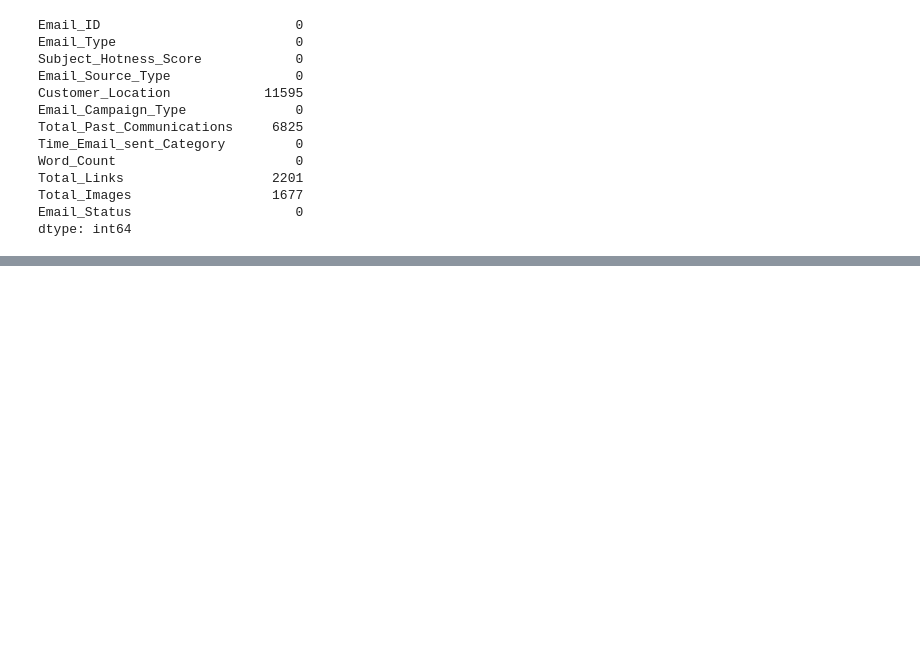
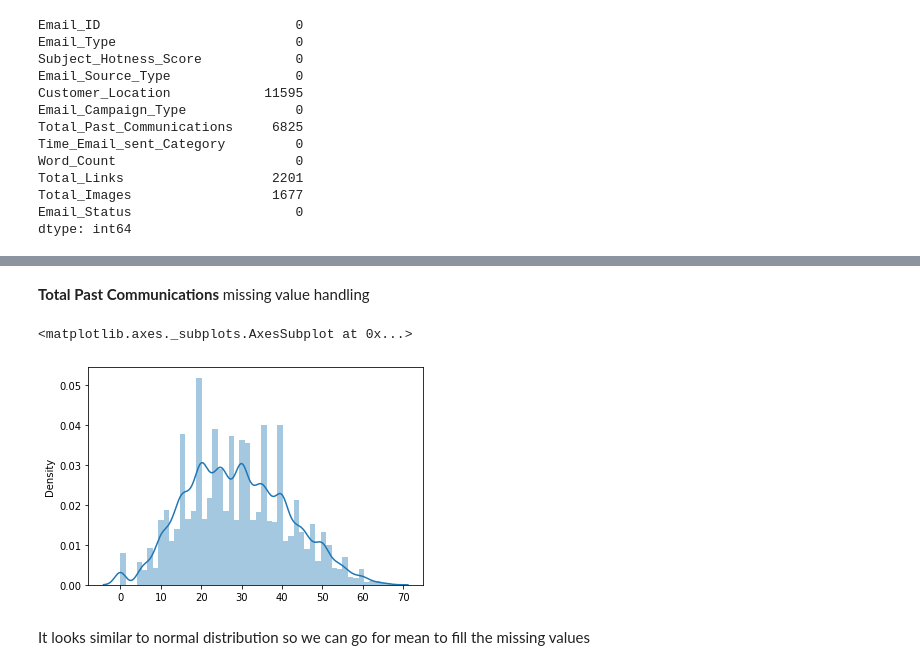
Before and after one commit to vak1997/Email_Campaign_Effectiveness, a Jupyter notebook: Email_Campaign_Effectiveness_Capstone_Project3.ipynb, the cells around one changed output, grey strips where cells are left out. Cells and saved outputs as stored; diff of their text form; code cells hidden in the pictures; blank space fills up the shorter version.

Commit message:
Data Cleaning Completed and EDA started

```diff
--- a/Email_Campaign_Effectiveness_Capstone_Project3.ipynb
+++ b/Email_Campaign_Effectiveness_Capstone_Project3.ipynb
@@ -130,0 +144,10 @@ dtype: int64
+# %% [markdown]
+**Total Past Communications** missing value handling
+# %%
+#let's see the distribution of Total Past Communications to get what majority of the data tends to so that we can fill it accordingly
+sns.distplot(x=df['Total_Past_Communications'], hist = True)
+# %% [output]
+<matplotlib.axes._subplots.AxesSubplot at 0x...>
+[figure, added]
+# %% [markdown]
+It looks similar to normal distribution so we can go for mean to fill the missing values
```
Also changed, not shown: parts of 22 cells of this notebook.
